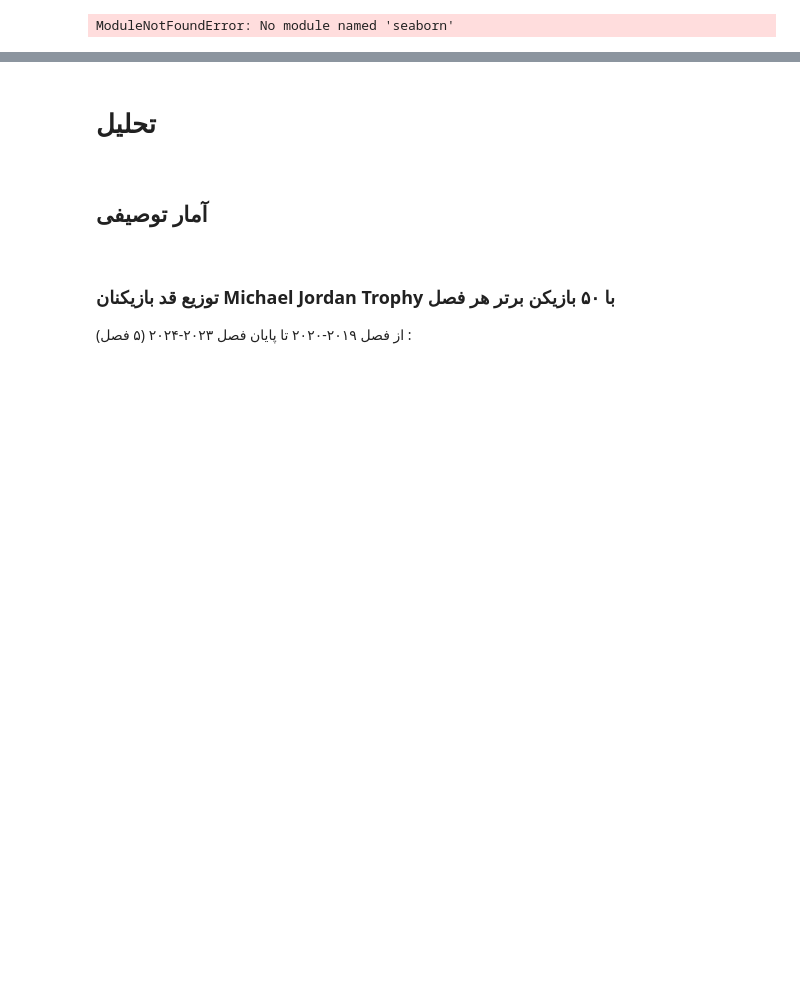
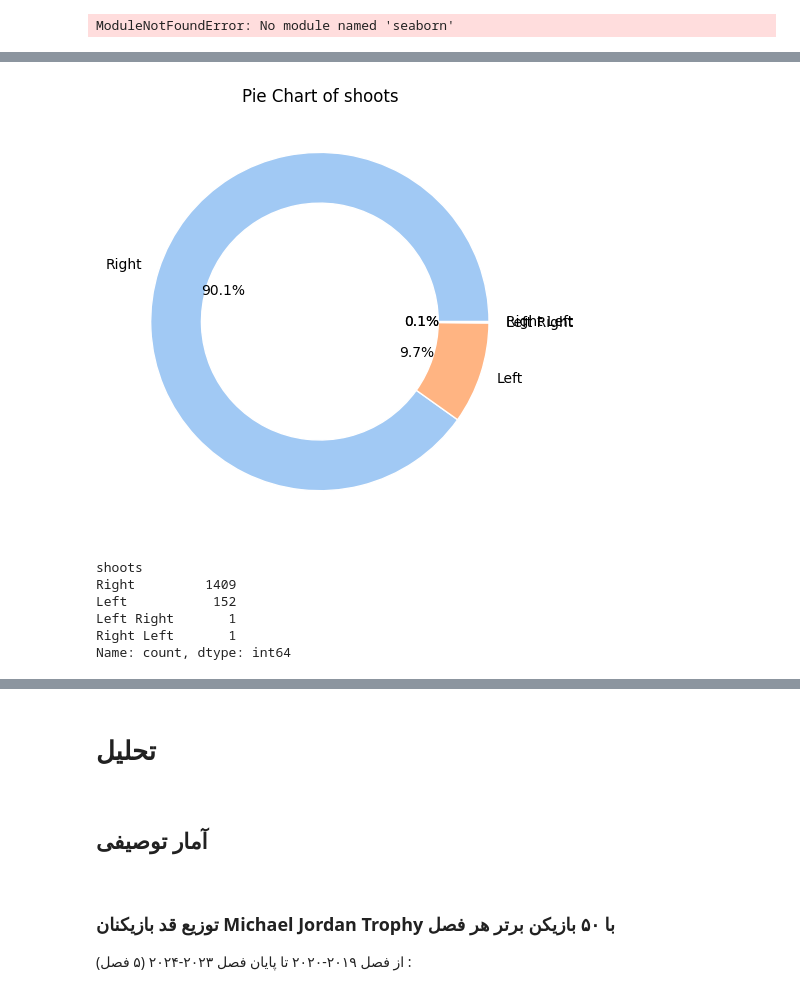
Before and after one commit to tajaddini/basketball-reference, a Jupyter notebook: notebooks/g1.ipynb, the cells around one changed output, grey strips where cells are left out. Drawn from its saved outputs; the diff is of its cells as text; code cells hidden in the pictures; blank space fills up the shorter version.

```diff
--- a/notebooks/g1.ipynb
+++ b/notebooks/g1.ipynb
@@ -410,0 +652,13 @@ def violins(df: pd.DataFrame, x_name: str, y_name: str, split_on: str, inner='qu
+# %%
+pie(df_players['shoots'])
+# %% [output]
+[figure, added]
+# %%
+df_players['shoots'].value_counts()
+# %% [output]
+shoots
+Right         1409
+Left           152
+Left Right       1
+Right Left       1
+Name: count, dtype: int64
```
Also changed, not shown: parts of 47 cells of this notebook.
